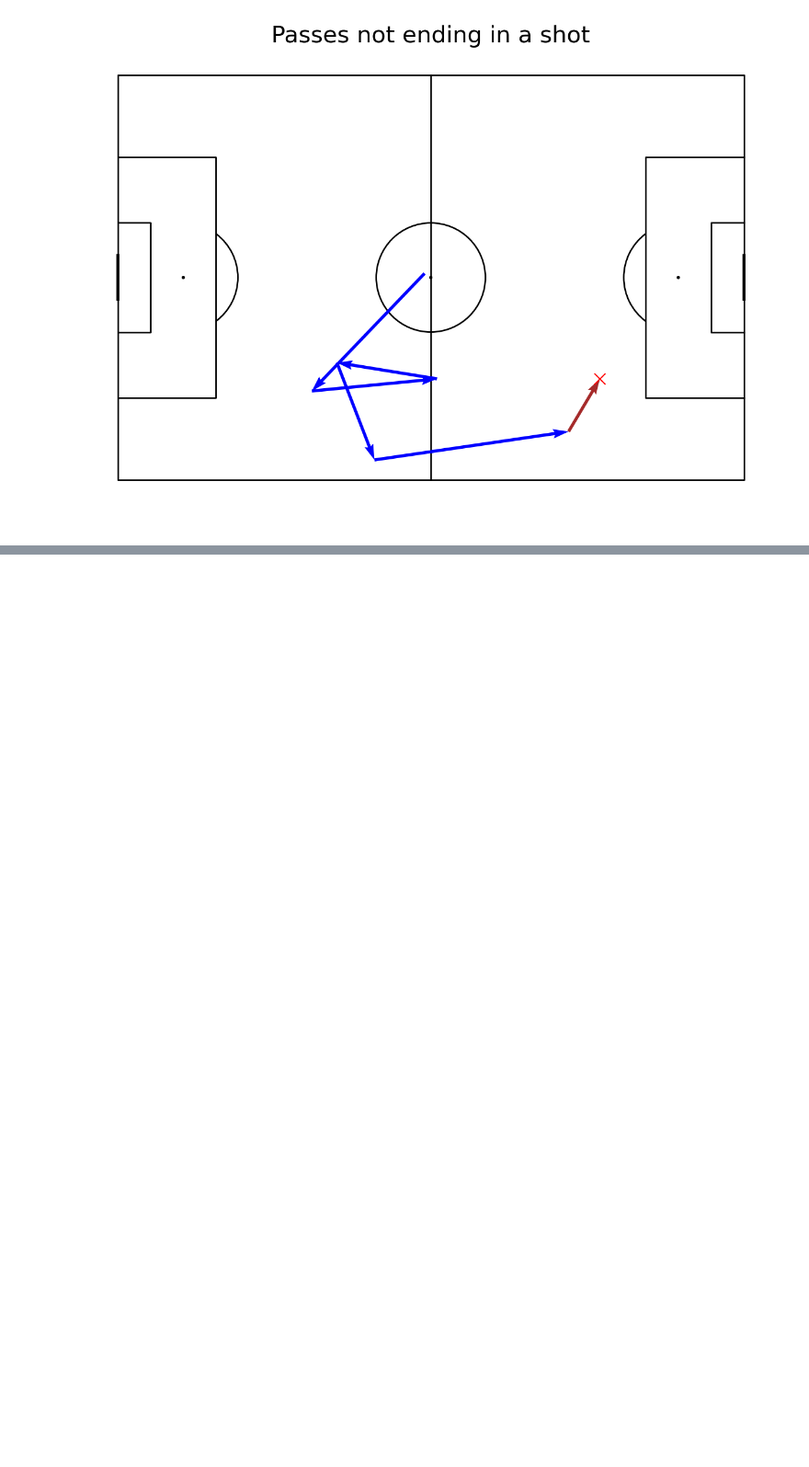
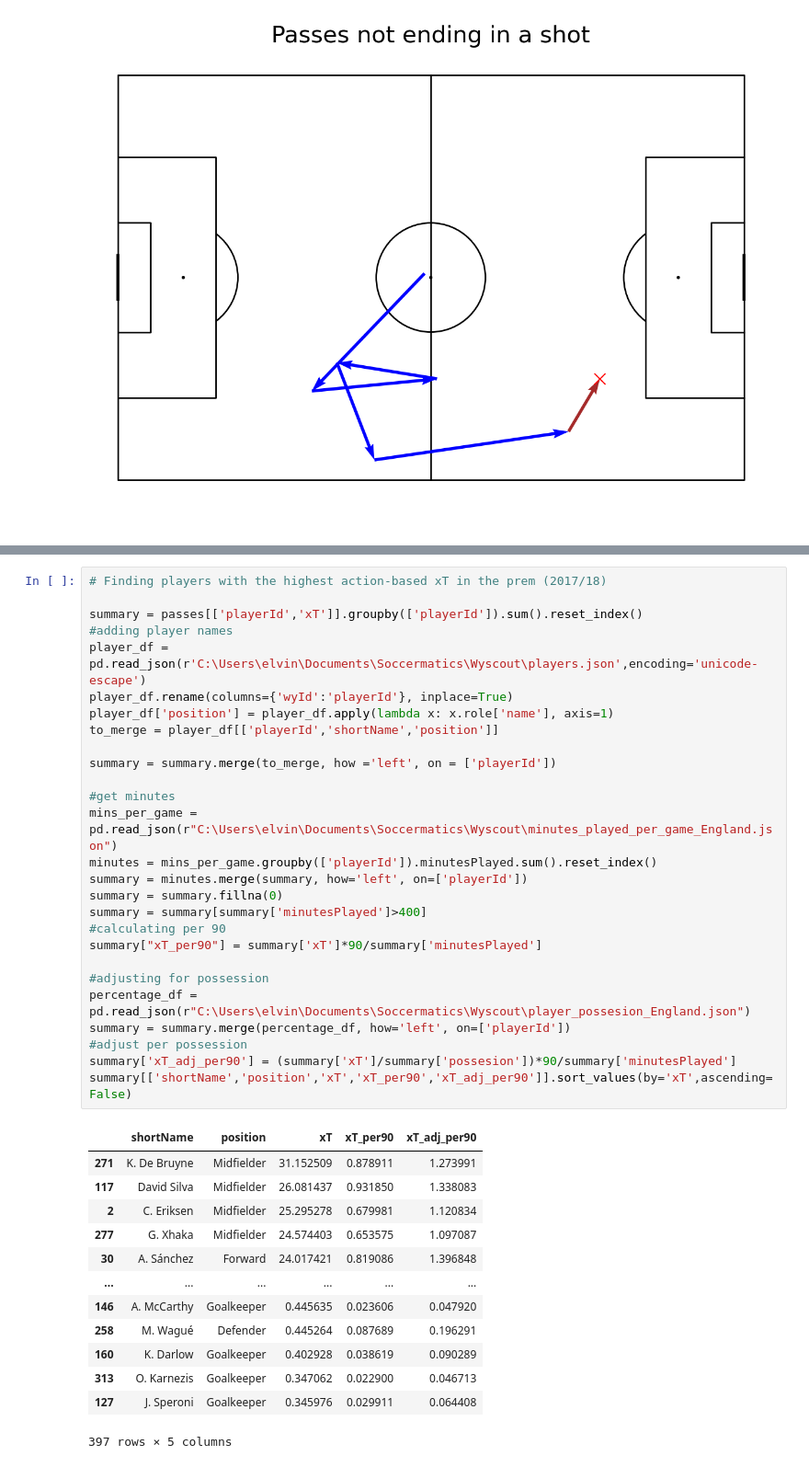
Before and after one commit to elvin-7/Soccermatics, a Jupyter notebook: soccermatics-valuing-actions.ipynb, the cells around one changed output, grey strips where cells are left out. Shown at 92% size. Saved outputs shown, nothing was run; the diff lists cells and outputs as text; blank space fills up the shorter version.

```diff
--- a/soccermatics-valuing-actions.ipynb
+++ b/soccermatics-valuing-actions.ipynb
@@ -772,0 +913,41 @@ plt.show()
+# %%
+# Finding players with the highest action-based xT in the prem (2017/18)
+
+summary = passes[['playerId','xT']].groupby(['playerId']).sum().reset_index()
+#adding player names
+player_df = pd.read_json(r'C:\Users\elvin\Documents\Soccermatics\Wyscout\players.json',encoding='unicode-escape')
+player_df.rename(columns={'wyId':'playerId'}, inplace=True)
+player_df['position'] = player_df.apply(lambda x: x.role['name'], axis=1)
+to_merge = player_df[['playerId','shortName','position']]
+
+summary = summary.merge(to_merge, how ='left', on = ['playerId'])
+
+#get minutes
+mins_per_game = pd.read_json(r"C:\Users\elvin\Documents\Soccermatics\Wyscout\minutes_played_per_game_England.json")
+minutes = mins_per_game.groupby(['playerId']).minutesPlayed.sum().reset_index()
+summary = minutes.merge(summary, how='left', on=['playerId'])
+summary = summary.fillna(0)
+summary = summary[summary['minutesPlayed']>400]
+#calculating per 90
+summary["xT_per90"] = summary['xT']*90/summary['minutesPlayed']
+
+#adjusting for possession
+percentage_df = pd.read_json(r"C:\Users\elvin\Documents\Soccermatics\Wyscout\player_possesion_England.json")
+summary = summary.merge(percentage_df, how='left', on=['playerId'])
+#adjust per possession
+summary['xT_adj_per90'] = (summary['xT']/summary['possesion'])*90/summary['minutesPlayed']
+summary[['shortName','position','xT','xT_per90','xT_adj_per90']].sort_values(by='xT',ascending=False)
+# %% [output]
+|  | shortName | position | xT | xT_per90 | xT_adj_per90 |
+| 271 | K. De Bruyne | Midfielder | 31.152509 | 0.878911 | 1.273991 |
+| 117 | David Silva | Midfielder | 26.081437 | 0.931850 | 1.338083 |
+| 2 | C. Eriksen | Midfielder | 25.295278 | 0.679981 | 1.120834 |
+| 277 | G. Xhaka | Midfielder | 24.574403 | 0.653575 | 1.097087 |
+| 30 | A. Sánchez | Forward | 24.017421 | 0.819086 | 1.396848 |
+| ... | ... | ... | ... | ... | ... |
+| 146 | A. McCarthy | Goalkeeper | 0.445635 | 0.023606 | 0.047920 |
+| 258 | M. Wagué | Defender | 0.445264 | 0.087689 | 0.196291 |
+| 160 | K. Darlow | Goalkeeper | 0.402928 | 0.038619 | 0.090289 |
+| 313 | O. Karnezis | Goalkeeper | 0.347062 | 0.022900 | 0.046713 |
+| 127 | J. Speroni | Goalkeeper | 0.345976 | 0.029911 | 0.064408 |
+397 rows × 5 columns
```
Also changed, not shown: parts of 8 cells of this notebook.
